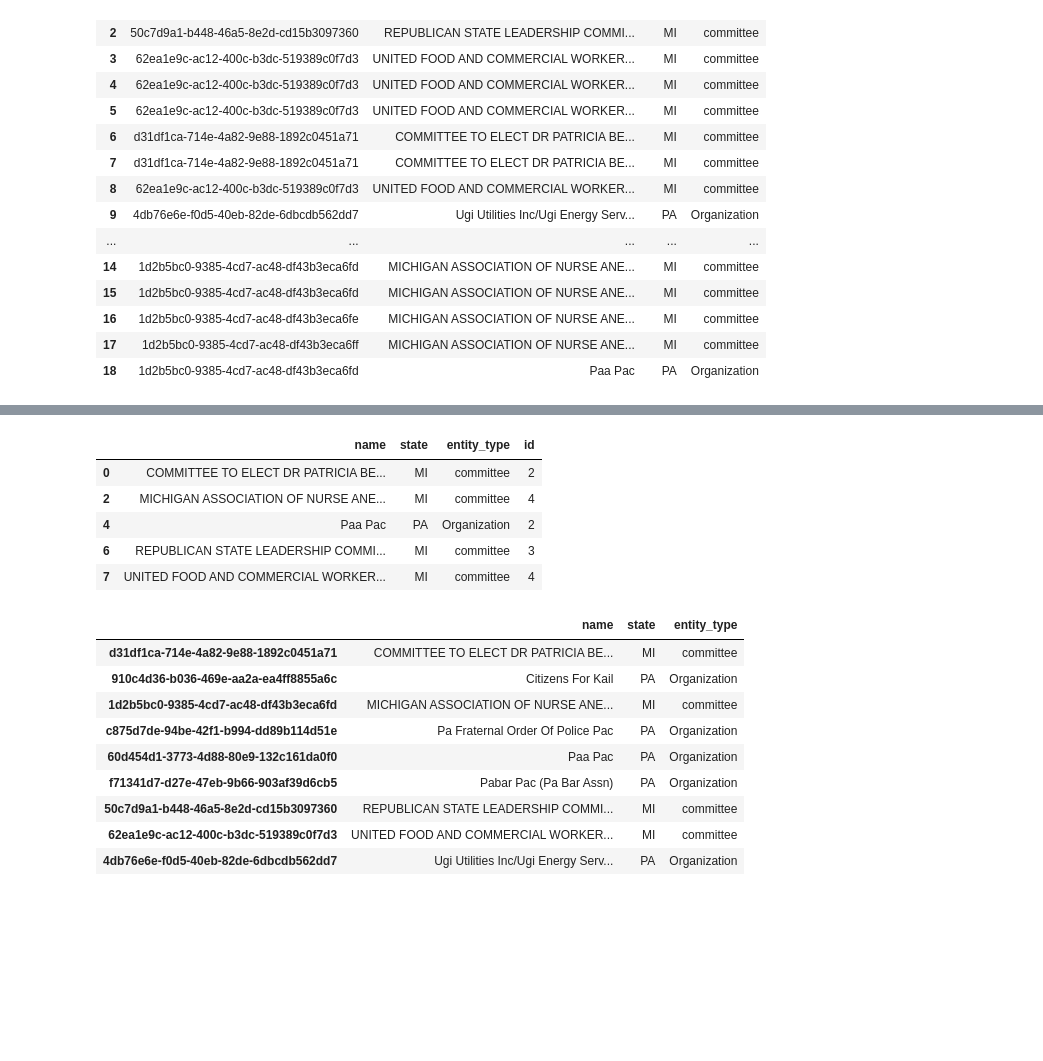
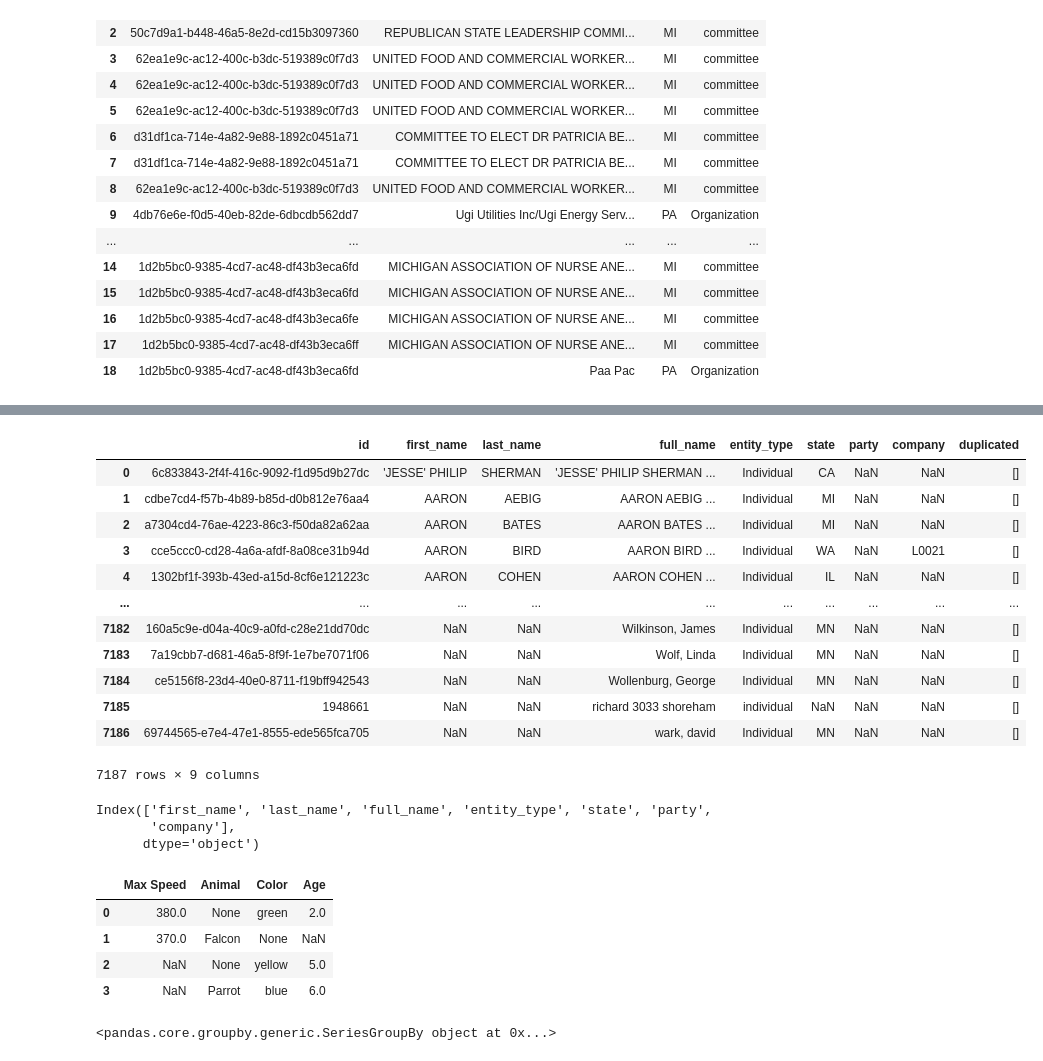
Before and after one commit to uchicago-dsi/climate-cabinet-campaign-finance-tracker, a Jupyter notebook: notebooks/Test.ipynb, the cells around one changed output, grey strips where cells are left out. Saved outputs shown, nothing was run; the diff lists cells and outputs as text; code cells hidden in the pictures; blank space fills up the shorter version.

Commit message:
received a git push error stating that the tip of my branch is behind its remote counterpart...commiting my changes before rebasing

```diff
--- a/notebooks/Test.ipynb
+++ b/notebooks/Test.ipynb
@@ -256,25 +240,0 @@ for i in range(len(y)):
-# %%
-x = sample_df.groupby(sample_df.columns[1:].tolist()).count().reset_index()
-x.loc[x.id >1]
-# %% [output]
-|  | name | state | entity_type | id |
-| 0 | COMMITTEE TO ELECT DR PATRICIA BE... | MI | committee | 2 |
-| 2 | MICHIGAN ASSOCIATION OF NURSE ANE... | MI | committee | 4 |
-| 4 | Paa Pac | PA | Organization | 2 |
-| 6 | REPUBLICAN STATE LEADERSHIP COMMI... | MI | committee | 3 |
-| 7 | UNITED FOOD AND COMMERCIAL WORKER... | MI | committee | 4 |
-# %%
-#for index in x.index:
-#    print(index)
-x
-# %% [output]
-|  | name | state | entity_type |
-| d31df1ca-714e-4a82-9e88-1892c0451a71 | COMMITTEE TO ELECT DR PATRICIA BE... | MI | committee |
-| 910c4d36-b036-469e-aa2a-ea4ff8855a6c | Citizens For Kail | PA | Organization |
-| 1d2b5bc0-9385-4cd7-ac48-df43b3eca6fd | MICHIGAN ASSOCIATION OF NURSE ANE... | MI | committee |
-| c875d7de-94be-42f1-b994-dd89b114d51e | Pa Fraternal Order Of Police Pac | PA | Organization |
-| 60d454d1-3773-4d88-80e9-132c161da0f0 | Paa Pac | PA | Organization |
-| f71341d7-d27e-47eb-9b66-903af39d6cb5 | Pabar Pac (Pa Bar Assn) | PA | Organization |
-| 50c7d9a1-b448-46a5-8e2d-cd15b3097360 | REPUBLICAN STATE LEADERSHIP COMMI... | MI | committee |
-| 62ea1e9c-ac12-400c-b3dc-519389c0f7d3 | UNITED FOOD AND COMMERCIAL WORKER... | MI | committee |
-| 4db76e6e-f0d5-40eb-82de-6dbcdb562dd7 | Ugi Utilities Inc/Ugi Energy Serv... | PA | Organization |
@@ -283,0 +241,54 @@ entities.to_csv(repo_root / "output" / "deduplicated_UUIDs.csv", index=False)
+# %%
+y = inds_sample.drop_duplicates()
+
+# now find the duplicates along all columns but the ID
+y=y.groupby(inds_sample.columns[1:].tolist(),dropna=False)["id"].agg(list).reset_index().rename(columns={"id": "duplicated"})
+y.index=y["duplicated"].str[0].tolist()
+y["duplicated"]=y["duplicated"].str[1:]
+
+# now convert the duplicated column into a dictionary that can will be
+# an output by only feeding the entries with duplicates
+y = y.reset_index().rename(columns = {'index':'id'})
+convert_duplicates_to_dict(y[y['duplicated'].apply(lambda x: len(x))>0][['id','duplicated']])
+new_df = y.drop(['duplicated'], axis=1)
+#return new_df
+y
+# %% [output]
+|  | id | first_name | last_name | full_name | entity_type | state | party | company | duplicated |
+| 0 | 6c833843-2f4f-416c-9092-f1d95d9b27dc | 'JESSE' PHILIP | SHERMAN | 'JESSE' PHILIP SHERMAN ... | Individual | CA | NaN | NaN | [] |
+| 1 | cdbe7cd4-f57b-4b89-b85d-d0b812e76aa4 | AARON | AEBIG | AARON AEBIG ... | Individual | MI | NaN | NaN | [] |
+| 2 | a7304cd4-76ae-4223-86c3-f50da82a62aa | AARON | BATES | AARON BATES ... | Individual | MI | NaN | NaN | [] |
+| 3 | cce5ccc0-cd28-4a6a-afdf-8a08ce31b94d | AARON | BIRD | AARON BIRD ... | Individual | WA | NaN | L0021 | [] |
+| 4 | 1302bf1f-393b-43ed-a15d-8cf6e121223c | AARON | COHEN | AARON COHEN ... | Individual | IL | NaN | NaN | [] |
+| ... | ... | ... | ... | ... | ... | ... | ... | ... | ... |
+| 7182 | 160a5c9e-d04a-40c9-a0fd-c28e21dd70dc | NaN | NaN | Wilkinson, James | Individual | MN | NaN | NaN | [] |
+| 7183 | 7a19cbb7-d681-46a5-8f9f-1e7be7071f06 | NaN | NaN | Wolf, Linda | Individual | MN | NaN | NaN | [] |
+| 7184 | ce5156f8-23d4-40e0-8711-f19bff942543 | NaN | NaN | Wollenburg, George | Individual | MN | NaN | NaN | [] |
+| 7185 | 1948661 | NaN | NaN | richard 3033 shoreham | individual | NaN | NaN | NaN | [] |
+| 7186 | 69744565-e7e4-47e1-8555-ede565fca705 | NaN | NaN | wark, david | Individual | MN | NaN | NaN | [] |
+7187 rows × 9 columns
+# %%
+inds_sample.columns[1:]
+# %% [output]
+Index(['first_name', 'last_name', 'full_name', 'entity_type', 'state', 'party',
+       'company'],
+      dtype='object')
+# %%
+import numpy as np
+import pandas as pd
+df = pd.DataFrame({'Max Speed': [380., 370., np.nan, np.nan],
+                   'Animal': ['None', 'Falcon', 'None', 'Parrot'],
+                   'Color':['green',None,'yellow','blue'],
+                   'Age':[2,np.nan,5,6]})
+df
+# %% [output]
+|  | Max Speed | Animal | Color | Age |
+| 0 | 380.0 | None | green | 2.0 |
+| 1 | 370.0 | Falcon | None | NaN |
+| 2 | NaN | None | yellow | 5.0 |
+| 3 | NaN | Parrot | blue | 6.0 |
+# %%
+df= df.groupby(df.columns[1:].tolist(), dropna=False)["Max Speed"]#.agg(list)#.reset_index()
+df
+# %% [output]
+<pandas.core.groupby.generic.SeriesGroupBy object at 0x...>
```
Also changed, not shown: parts of 10 cells of this notebook.
